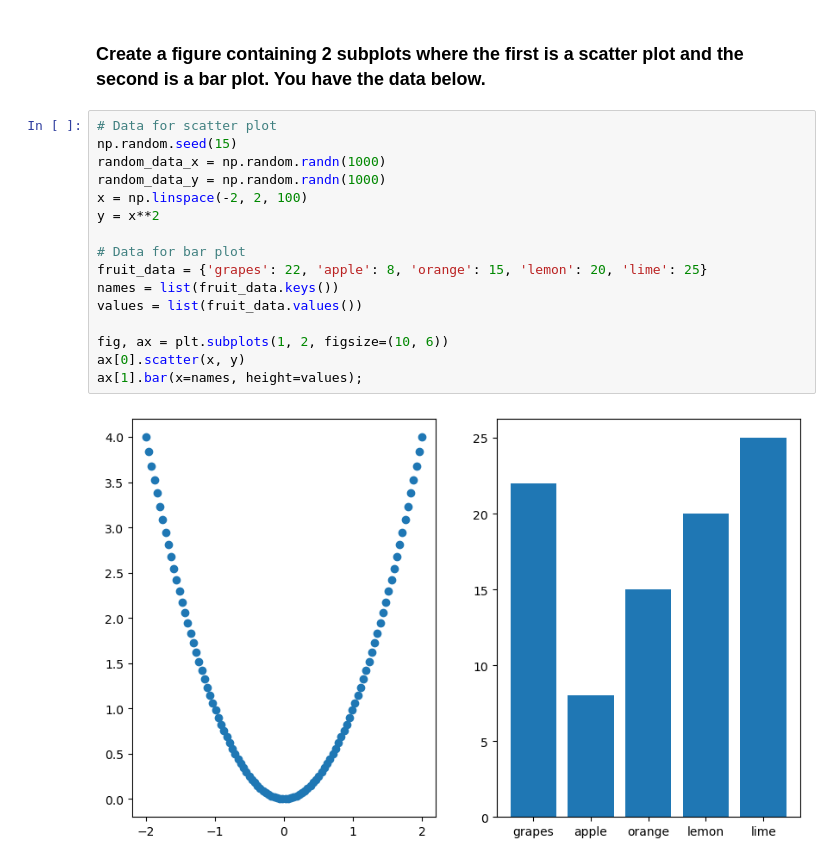
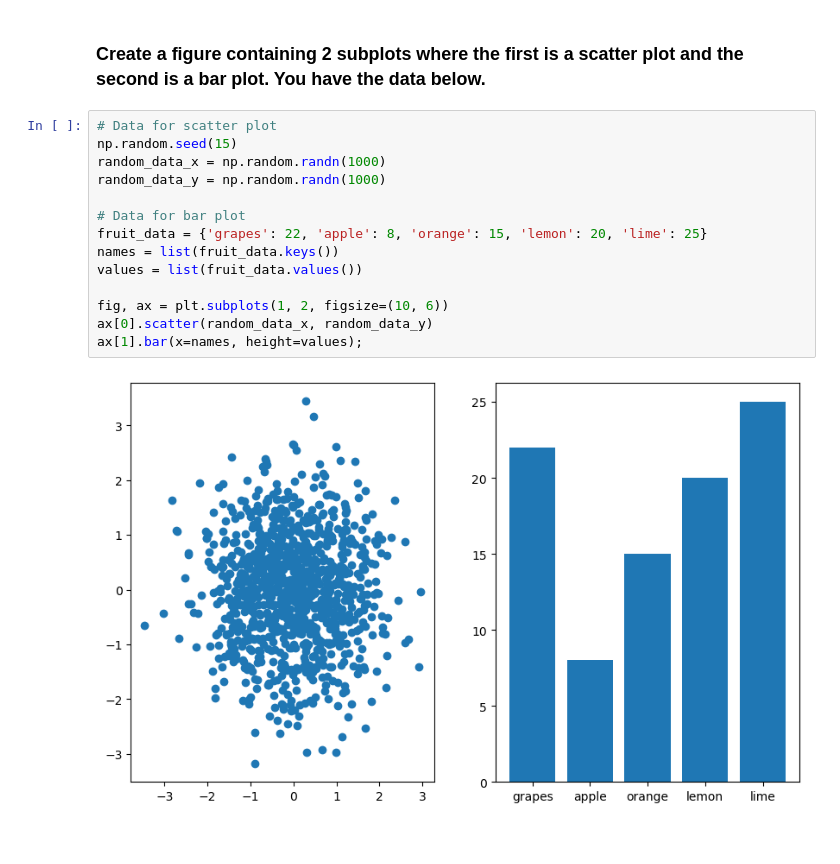
Before and after one commit to schizoakustik/DS23, a Jupyter notebook: kurs_2/02_kunskapskontroll_1/kunskapskontroll_1_2_matplotlib.ipynb, the cells around one changed output. Drawn from its saved outputs; the diff is of its cells as text.

```diff
--- a/kurs_2/02_kunskapskontroll_1/kunskapskontroll_1_2_matplotlib.ipynb
+++ b/kurs_2/02_kunskapskontroll_1/kunskapskontroll_1_2_matplotlib.ipynb
@@ -55,18 +54,16 @@ ax.set(title='A plot, OO-style', xlabel='x', ylabel='y')
 # %%
 # Data for scatter plot
 np.random.seed(15)
 random_data_x = np.random.randn(1000)
 random_data_y = np.random.randn(1000)
-x = np.linspace(-2, 2, 100)
-y = x**2
 
 # Data for bar plot
 fruit_data = {'grapes': 22, 'apple': 8, 'orange': 15, 'lemon': 20, 'lime': 25}
 names = list(fruit_data.keys())
 values = list(fruit_data.values())
 
 fig, ax = plt.subplots(1, 2, figsize=(10, 6))
-ax[0].scatter(x, y)
+ax[0].scatter(random_data_x, random_data_y)
 ax[1].bar(x=names, height=values);
 # %% [output]
-[figure, old version]
+[figure, new version]
```
Also changed, not shown: parts of 1 cell of this notebook, 2 other files.
